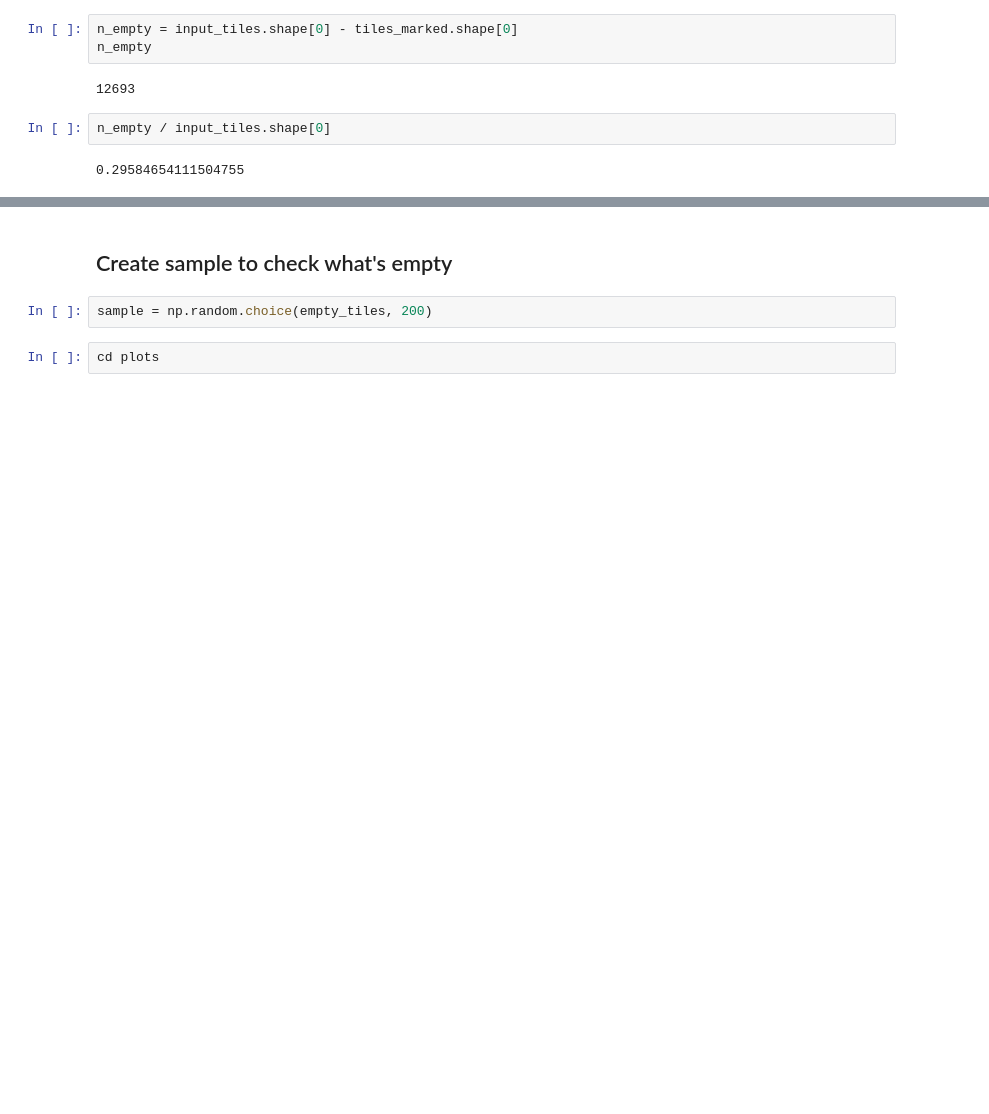
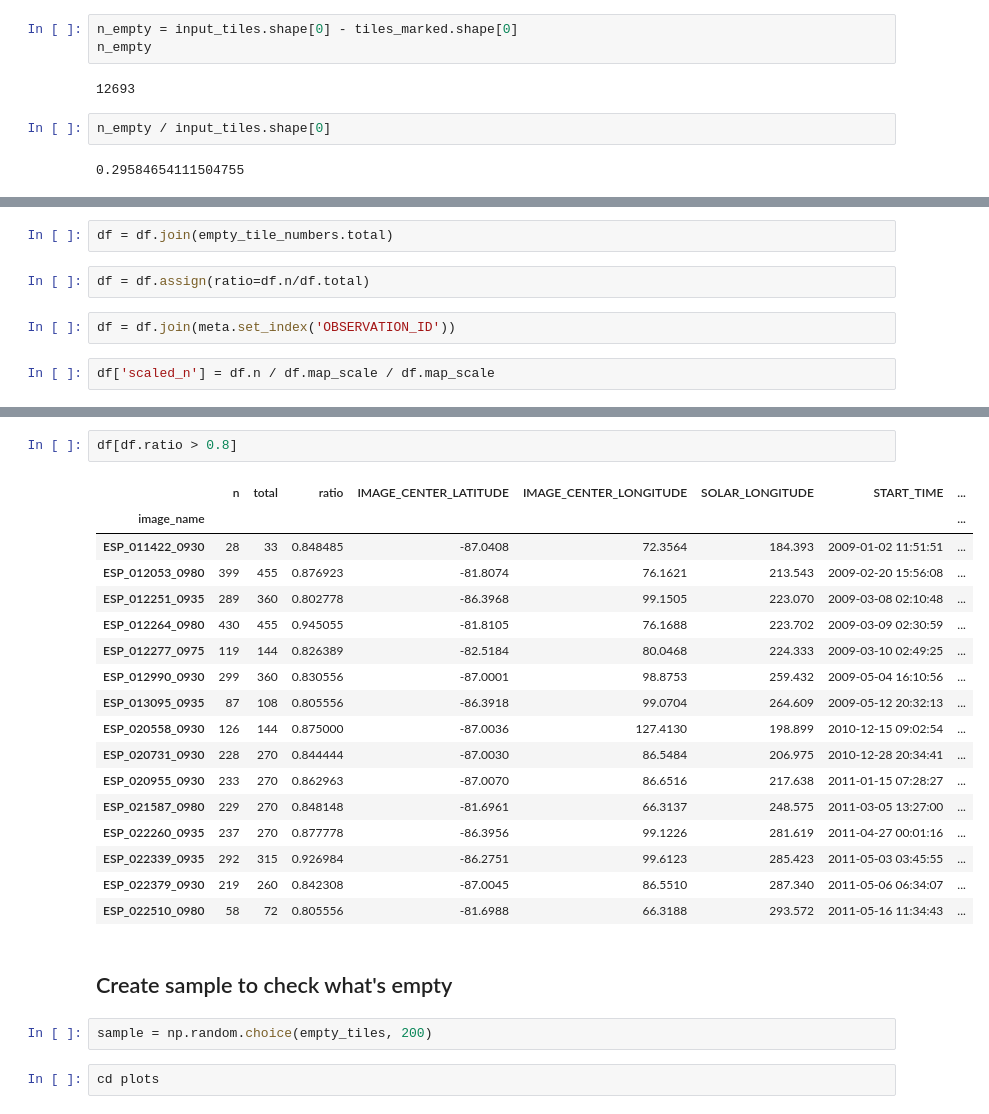
Before and after one commit to michaelaye/planet4, a Jupyter notebook: notebooks/catalog_stats.ipynb, the cells around one changed output, grey strips where cells are left out. Drawn from its saved outputs; the diff is of its cells as text; blank space fills up the shorter version.

```diff
--- a/notebooks/catalog_stats.ipynb
+++ b/notebooks/catalog_stats.ipynb
@@ -87,0 +313,8 @@ n_empty / input_tiles.shape[0]
+# %%
+df = df.join(empty_tile_numbers.total)
+# %%
+df = df.assign(ratio=df.n/df.total)
+# %%
+df = df.join(meta.set_index('OBSERVATION_ID'))
+# %%
+df['scaled_n'] = df.n / df.map_scale / df.map_scale
@@ -88,3 +333,23 @@ n_empty / input_tiles.shape[0]
+# %%
+df[df.ratio > 0.8]
+# %% [output]
+|  | n | total | ratio | IMAGE_CENTER_LATITUDE | IMAGE_CENTER_LONGITUDE | SOLAR_LONGITUDE | START_TIME | ... |
+| image_name |  |  |  |  |  |  |  | ... |
+| ESP_011422_0930 | 28 | 33 | 0.848485 | -87.0408 | 72.3564 | 184.393 | 2009-01-02 11:51:51 | ... |
+| ESP_012053_0980 | 399 | 455 | 0.876923 | -81.8074 | 76.1621 | 213.543 | 2009-02-20 15:56:08 | ... |
+| ESP_012251_0935 | 289 | 360 | 0.802778 | -86.3968 | 99.1505 | 223.070 | 2009-03-08 02:10:48 | ... |
+| ESP_012264_0980 | 430 | 455 | 0.945055 | -81.8105 | 76.1688 | 223.702 | 2009-03-09 02:30:59 | ... |
+| ESP_012277_0975 | 119 | 144 | 0.826389 | -82.5184 | 80.0468 | 224.333 | 2009-03-10 02:49:25 | ... |
+| ESP_012990_0930 | 299 | 360 | 0.830556 | -87.0001 | 98.8753 | 259.432 | 2009-05-04 16:10:56 | ... |
+| ESP_013095_0935 | 87 | 108 | 0.805556 | -86.3918 | 99.0704 | 264.609 | 2009-05-12 20:32:13 | ... |
+| ESP_020558_0930 | 126 | 144 | 0.875000 | -87.0036 | 127.4130 | 198.899 | 2010-12-15 09:02:54 | ... |
+| ESP_020731_0930 | 228 | 270 | 0.844444 | -87.0030 | 86.5484 | 206.975 | 2010-12-28 20:34:41 | ... |
+| ESP_020955_0930 | 233 | 270 | 0.862963 | -87.0070 | 86.6516 | 217.638 | 2011-01-15 07:28:27 | ... |
+| ESP_021587_0980 | 229 | 270 | 0.848148 | -81.6961 | 66.3137 | 248.575 | 2011-03-05 13:27:00 | ... |
+| ESP_022260_0935 | 237 | 270 | 0.877778 | -86.3956 | 99.1226 | 281.619 | 2011-04-27 00:01:16 | ... |
+| ESP_022339_0935 | 292 | 315 | 0.926984 | -86.2751 | 99.6123 | 285.423 | 2011-05-03 03:45:55 | ... |
+| ESP_022379_0930 | 219 | 260 | 0.842308 | -87.0045 | 86.5510 | 287.340 | 2011-05-06 06:34:07 | ... |
+| ESP_022510_0980 | 58 | 72 | 0.805556 | -81.6988 | 66.3188 | 293.572 | 2011-05-16 11:34:43 | ... |
 # %% [markdown]
 ## Create sample to check what's empty
 # %%
```
Also changed, not shown: parts of 126 cells of this notebook.
